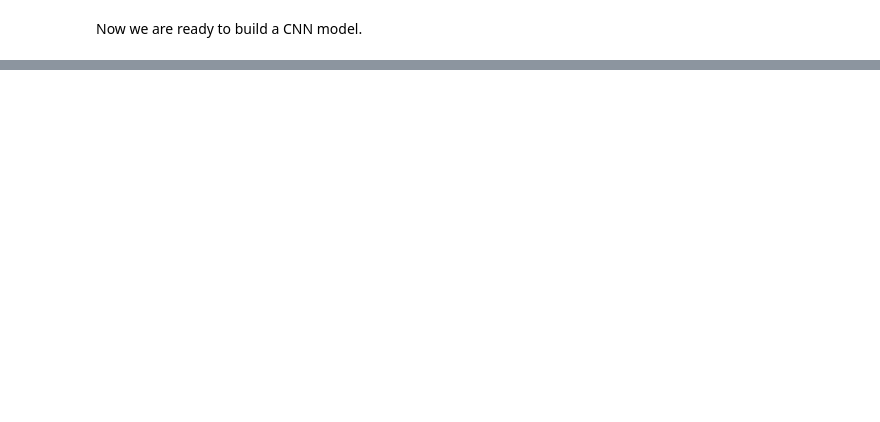
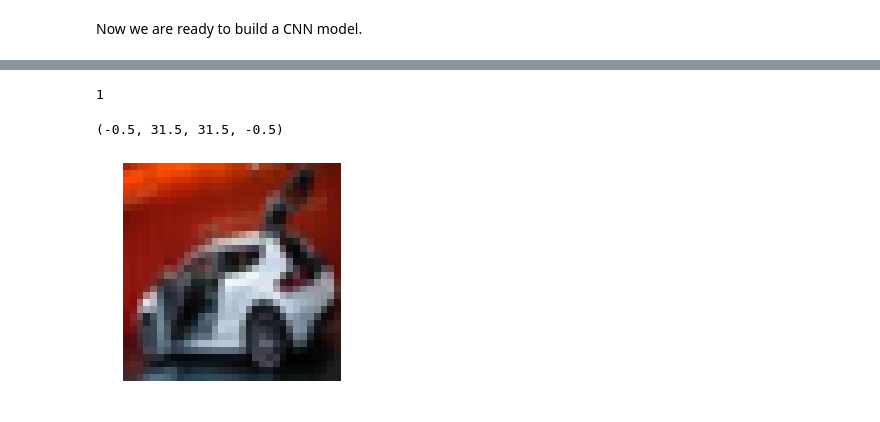
Before and after one commit to uw-cheme599/uw-cheme599.github.io, a Jupyter notebook: Wi20_content/convolutional_neural_networks.ipynb, the cells around one changed output, grey strips where cells are left out. Saved outputs shown, nothing was run; the diff lists cells and outputs as text; code cells hidden in the pictures; blank space fills up the shorter version.

```diff
--- a/Wi20_content/convolutional_neural_networks.ipynb
+++ b/Wi20_content/convolutional_neural_networks.ipynb
@@ -109,0 +151,2 @@ model.fit(X_train, y_train, batch_size=32, epochs=100,
+# %%
+test_p = model.predict(X_test)
@@ -109,0 +156,9 @@ model.fit(X_train, y_train, batch_size=32, epochs=100,
+# %%
+n = 6
+print(np.argmax(test_p[n, :]))
+plt.imshow(X_test[n, :, :, :])
+plt.axis('off')
+# %% [output]
+1
+(-0.5, 31.5, 31.5, -0.5)
+[figure, added]
```
Also changed, not shown: parts of 13 cells of this notebook, 5 other files.
